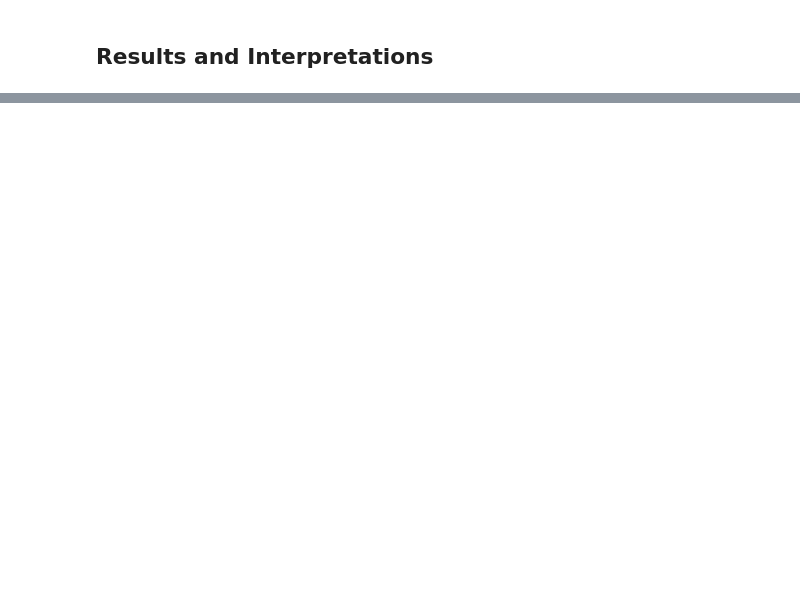
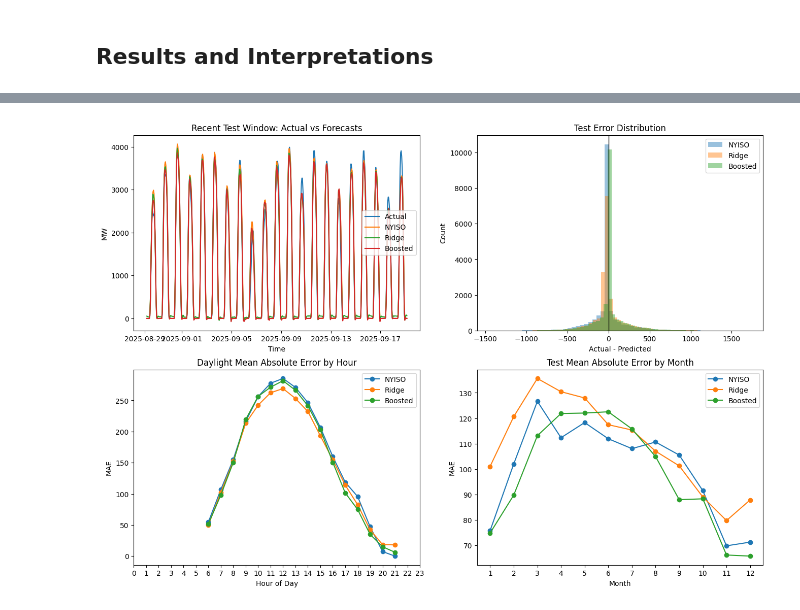
Before and after one commit to sumaitate/nyiso-solar-residual, a Jupyter notebook: notebooks/02_feature_engineering.ipynb, the cells around one changed output, grey strips where cells are left out. Cells and saved outputs as stored; diff of their text form; code cells hidden in the pictures; blank space fills up the shorter version.

Commit message:
added diagnostic plots for visualization.

```diff
--- a/notebooks/02_feature_engineering.ipynb
+++ b/notebooks/02_feature_engineering.ipynb
@@ -596,0 +597,78 @@ RMSE: 257.7933616822778
+# %%
+diag = pd.DataFrame({
+    "time_stamp": df_system.loc[test_model_mask, "time_stamp"].values,
+    "time_local": df_system.loc[test_model_mask, "time_local"].values,
+    "actual_mw": baseline_actual_test.values,
+    "baseline_pred": baseline_forecast_test.values,
+    "ridge_pred": ridge_corrected.values,
+    "tree_pred": tree_corrected.values,
+    "hour_local": df_system.loc[test_model_mask, "hour_local"].values,
+    "month_local": df_system.loc[test_model_mask, "month_local"].values,
+    "is_daylight_proxy": df_system.loc[test_model_mask, "is_daylight_proxy"].values,
+})
+
+diag["baseline_error"] = diag["actual_mw"] - diag["baseline_pred"]
+diag["ridge_error"] = diag["actual_mw"] - diag["ridge_pred"]
+diag["tree_error"] = diag["actual_mw"] - diag["tree_pred"]
+
+diag["baseline_abs_error"] = diag["baseline_error"].abs()
+diag["ridge_abs_error"] = diag["ridge_error"].abs()
+diag["tree_abs_error"] = diag["tree_error"].abs()
+
+diag_day = diag.loc[diag["is_daylight_proxy"] == 1].copy()
+
+recent_plot = diag.tail(min(24 * 21, len(diag))).copy()
+
+hourly_day = (
+    diag_day.groupby("hour_local", as_index=False)[
+        ["baseline_abs_error", "ridge_abs_error", "tree_abs_error"]
+    ].mean()
+)
+
+monthly_all = (
+    diag.groupby("month_local", as_index=False)[
+        ["baseline_abs_error", "ridge_abs_error", "tree_abs_error"]
+    ].mean()
+)
+
+fig, axes = plt.subplots(2, 2, figsize=(16, 11))
+
+axes[0, 0].plot(recent_plot["time_local"], recent_plot["actual_mw"], label="Actual")
+axes[0, 0].plot(recent_plot["time_local"], recent_plot["baseline_pred"], label="NYISO")
+axes[0, 0].plot(recent_plot["time_local"], recent_plot["ridge_pred"], label="Ridge")
+axes[0, 0].plot(recent_plot["time_local"], recent_plot["tree_pred"], label="Boosted")
+axes[0, 0].set_title("Recent Test Window: Actual vs Forecasts")
+axes[0, 0].set_xlabel("Time")
+axes[0, 0].set_ylabel("MW")
+axes[0, 0].legend()
+
+axes[0, 1].hist(diag["baseline_error"], bins=60, alpha=0.45, label="NYISO")
+axes[0, 1].hist(diag["ridge_error"], bins=60, alpha=0.45, label="Ridge")
+axes[0, 1].hist(diag["tree_error"], bins=60, alpha=0.45, label="Boosted")
+axes[0, 1].axvline(0, color="black", linewidth=1)
+axes[0, 1].set_title("Test Error Distribution")
+axes[0, 1].set_xlabel("Actual - Predicted")
+axes[0, 1].set_ylabel("Count")
+axes[0, 1].legend()
+
+axes[1, 0].plot(hourly_day["hour_local"], hourly_day["baseline_abs_error"], marker="o", label="NYISO")
+axes[1, 0].plot(hourly_day["hour_local"], hourly_day["ridge_abs_error"], marker="o", label="Ridge")
+axes[1, 0].plot(hourly_day["hour_local"], hourly_day["tree_abs_error"], marker="o", label="Boosted")
+axes[1, 0].set_title("Daylight Mean Absolute Error by Hour")
+axes[1, 0].set_xlabel("Hour of Day")
+axes[1, 0].set_ylabel("MAE")
+axes[1, 0].set_xticks(range(24))
+axes[1, 0].legend()
+
+axes[1, 1].plot(monthly_all["month_local"], monthly_all["baseline_abs_error"], marker="o", label="NYISO")
+axes[1, 1].plot(monthly_all["month_local"], monthly_all["ridge_abs_error"], marker="o", label="Ridge")
+axes[1, 1].plot(monthly_all["month_local"], monthly_all["tree_abs_error"], marker="o", label="Boosted")
+axes[1, 1].set_title("Test Mean Absolute Error by Month")
+axes[1, 1].set_xlabel("Month")
+axes[1, 1].set_ylabel("MAE")
+axes[1, 1].set_xticks(range(1, 13))
+axes[1, 1].legend()
+
+plt.show()
+# %% [output]
+[figure, added]
```
Also changed, not shown: parts of 6 cells of this notebook.
